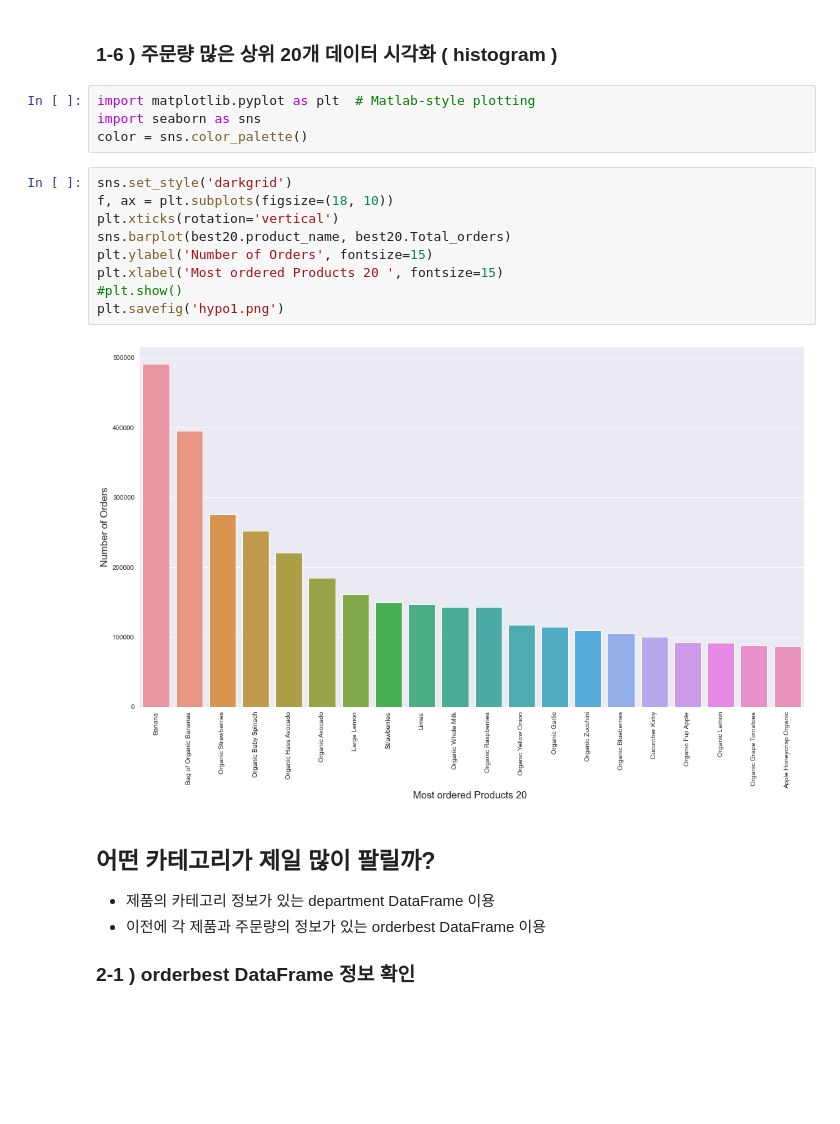
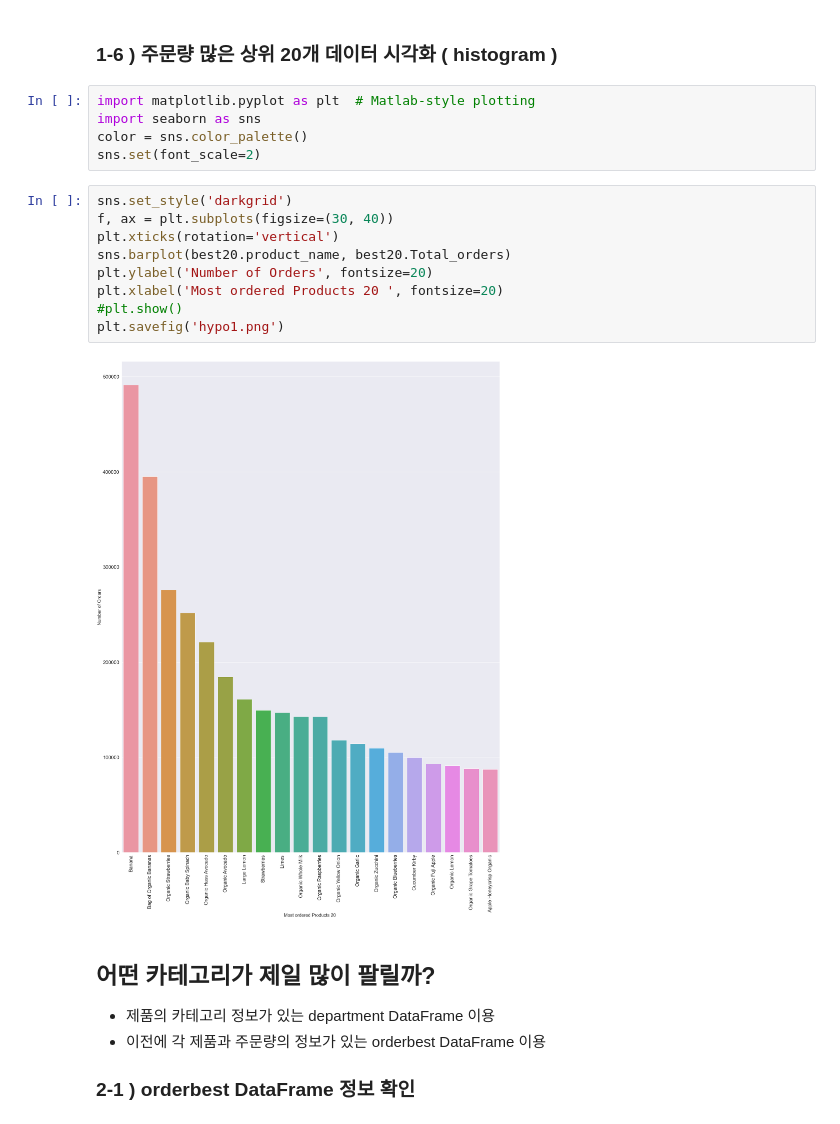
Before and after one commit to yejinee/Market_Analysis, a Jupyter notebook: hypothesis1.ipynb, the cells around one changed output. Cells and saved outputs as stored; diff of their text form; blank space fills up the shorter version.

```diff
--- a/hypothesis1.ipynb
+++ b/hypothesis1.ipynb
@@ -187,17 +162,18 @@ best20
 import matplotlib.pyplot as plt  # Matlab-style plotting
 import seaborn as sns
 color = sns.color_palette()
+sns.set(font_scale=2)
 # %%
 sns.set_style('darkgrid')
-f, ax = plt.subplots(figsize=(18, 10))
+f, ax = plt.subplots(figsize=(30, 40))
 plt.xticks(rotation='vertical')
 sns.barplot(best20.product_name, best20.Total_orders)
-plt.ylabel('Number of Orders', fontsize=15)
-plt.xlabel('Most ordered Products 20 ', fontsize=15)
+plt.ylabel('Number of Orders', fontsize=20)
+plt.xlabel('Most ordered Products 20 ', fontsize=20)
 #plt.show()
 plt.savefig('hypo1.png')
 # %% [output]
-[figure, old version]
+[figure, new version]
 # %% [markdown]
 ## 어떤 카테고리가 제일 많이 팔릴까?
 - 제품의 카테고리 정보가 있는 department DataFrame 이용
```
Also changed, not shown: parts of 20 cells of this notebook, 3 other files.
